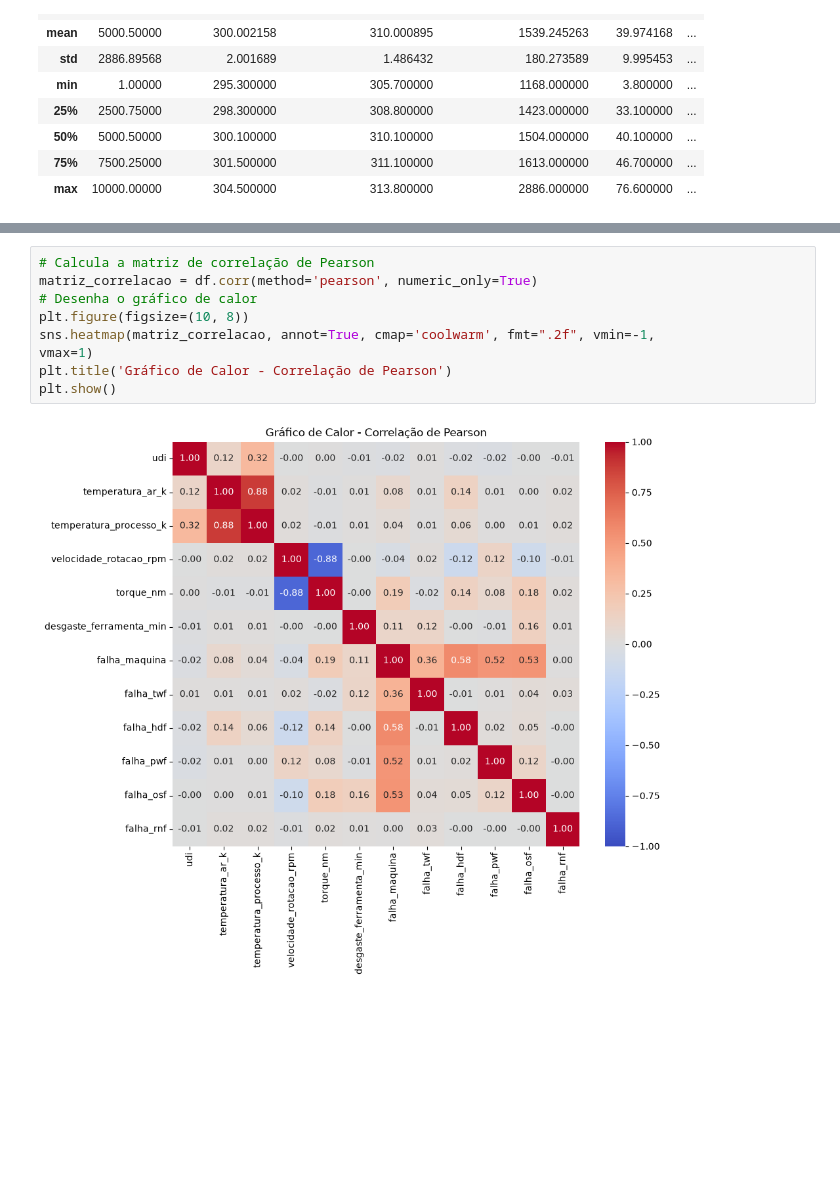
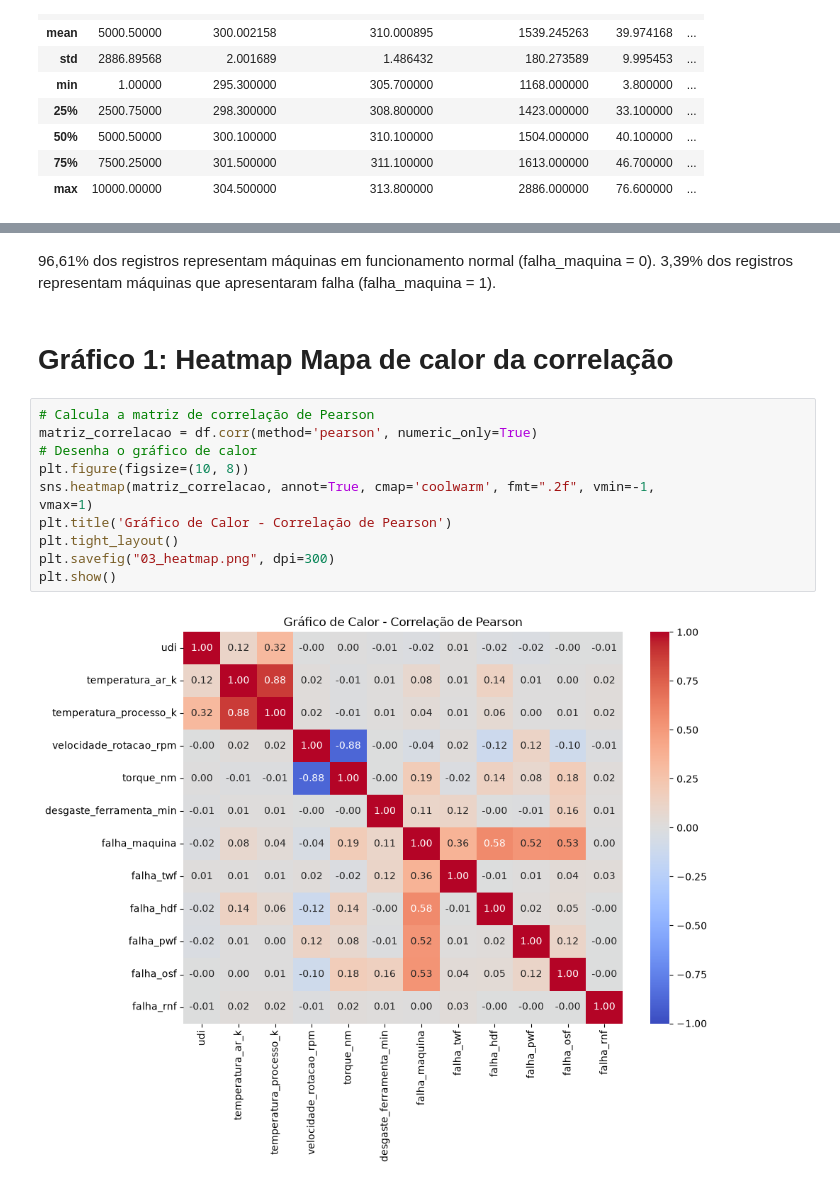
Before and after one commit to Carlos779-cloud/Projeto_Final, a Jupyter notebook: main.ipynb, the cells around one changed output, grey strips where cells are left out. Drawn from its saved outputs; the diff is of its cells as text; blank space fills up the shorter version.

Commit message:
Adiciona gráficos para análise exploratória

```diff
--- a/main.ipynb
+++ b/main.ipynb
@@ -75,11 +148,18 @@ df.describe()
+# %% [markdown]
+96,61% dos registros representam máquinas em funcionamento normal (falha_maquina = 0).
+3,39% dos registros representam máquinas que apresentaram falha (falha_maquina = 1).
+# %% [markdown]
+# Gráfico 1: Heatmap Mapa de calor da correlação
 # %%
 # Calcula a matriz de correlação de Pearson
 matriz_correlacao = df.corr(method='pearson', numeric_only=True)
 # Desenha o gráfico de calor
 plt.figure(figsize=(10, 8))
 sns.heatmap(matriz_correlacao, annot=True, cmap='coolwarm', fmt=".2f", vmin=-1,
 vmax=1)
 plt.title('Gráfico de Calor - Correlação de Pearson')
+plt.tight_layout()
+plt.savefig("03_heatmap.png", dpi=300)
 plt.show()
 # %% [output]
-[figure, old version]
+[figure, new version]
```
Also changed, not shown: parts of 9 cells of this notebook, 3 other files.
